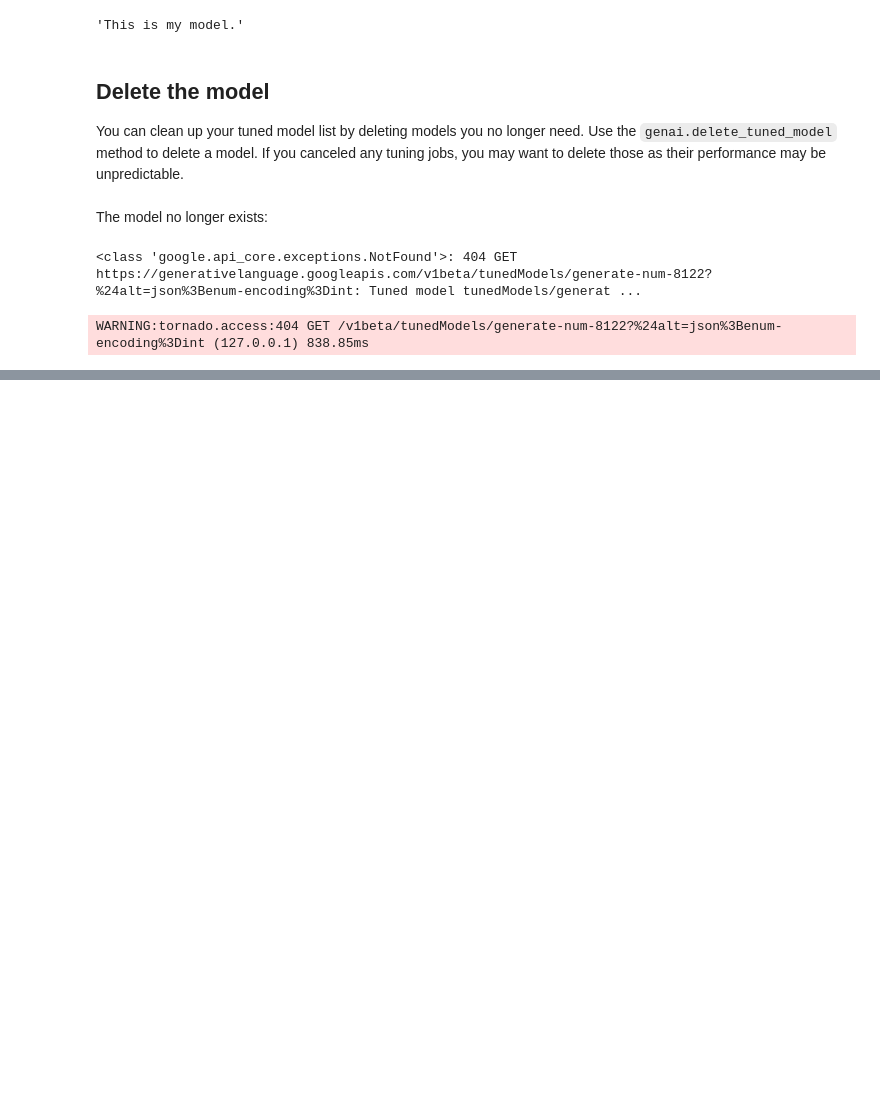
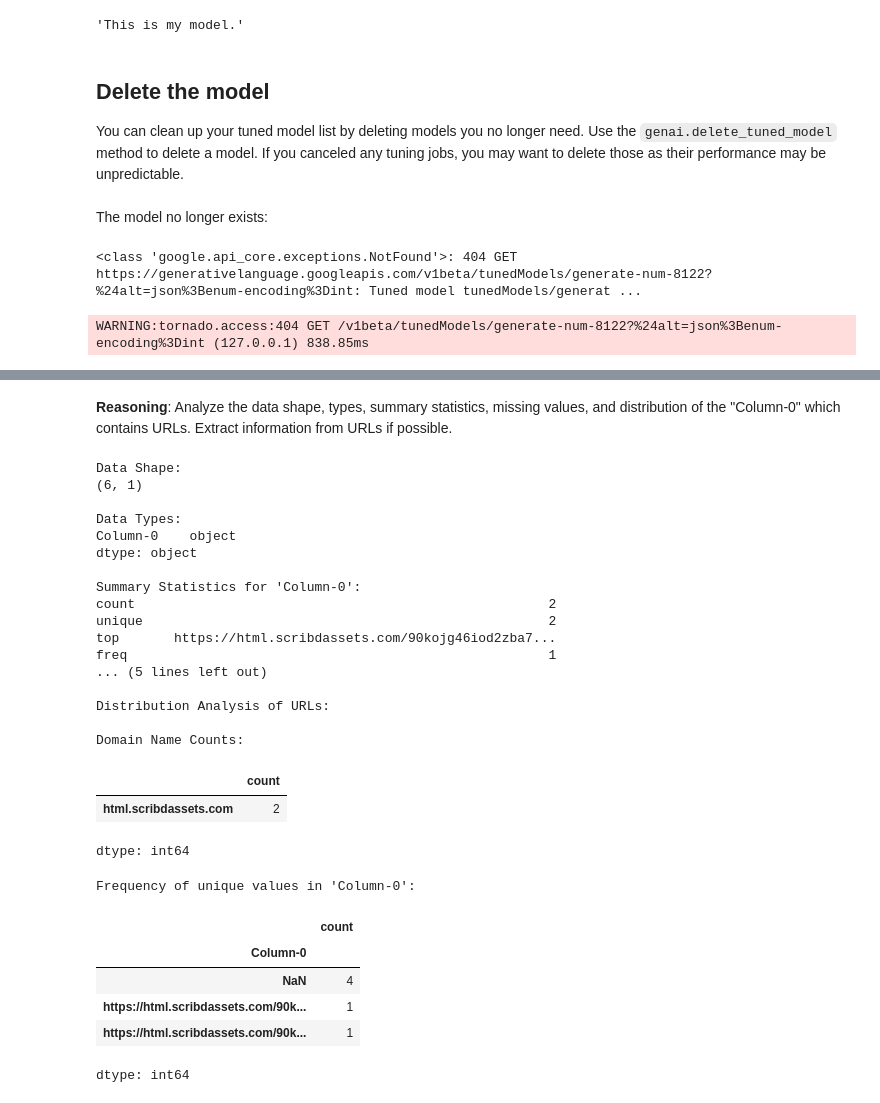
Before and after one commit to gitgabe2000/Awfull, a Jupyter notebook: site/en/gemini-api/docs/model-tuning/python.ipynb, the cells around one changed output, grey strips where cells are left out. Saved outputs shown, nothing was run; the diff lists cells and outputs as text; code cells hidden in the pictures; blank space fills up the shorter version.

```diff
--- a/site/en/gemini-api/docs/model-tuning/python.ipynb
+++ b/site/en/gemini-api/docs/model-tuning/python.ipynb
@@ -271,0 +318,72 @@ WARNING:tornado.access:404 GET /v1beta/tunedModels/generate-num-8122?%24alt=json
+# %% [markdown]
+**Reasoning**:
+Analyze the data shape, types, summary statistics, missing values, and distribution of the "Column-0" which contains URLs.  Extract information from URLs if possible.
+# %%
+import pandas as pd
+import numpy as np
+
+# 1. Data Shape and Types
+print("Data Shape:")
+print(df_databar.shape)
+print("\nData Types:")
+print(df_databar.dtypes)
+
+# 2. Summary Statistics
+print("\nSummary Statistics for 'Column-0':")
+print(df_databar['Column-0'].describe())
+
+# Check for numerical columns (unlikely in this case)
+numerical_cols = df_databar.select_dtypes(include=np.number).columns
+if len(numerical_cols) > 0:
+    print("\nSummary Statistics for Numerical Columns:")
+    display(df_databar[numerical_cols].describe())
+
+# 3. Missing Values
+print("\nMissing Values:")
+print(df_databar.isnull().sum())
+
+# 4. Distribution Analysis of URLs
+print("\nDistribution Analysis of URLs:")
+valid_urls = df_databar['Column-0'].dropna()
+
+# Attempt to extract domain names
+try:
+    from urllib.parse import urlparse
+    domains = [urlparse(url).netloc for url in valid_urls]
+    domain_counts = pd.Series(domains).value_counts()
+    print("\nDomain Name Counts:")
+    display(domain_counts.head(10)) # Show top 10 domains
+except Exception as e:
+    print(f"Error parsing URLs: {e}")
+
+
+print("\nFrequency of unique values in 'Column-0':")
+display(df_databar['Column-0'].value_counts(dropna=False).head(10))
+# %% [output]
+Data Shape:
+(6, 1)
+
+Data Types:
+Column-0    object
+dtype: object
+
+Summary Statistics for 'Column-0':
+count                                                     2
+unique                                                    2
+top       https://html.scribdassets.com/90kojg46iod2zba7...
+freq                                                      1
+... (5 lines left out)
+
+Distribution Analysis of URLs:
+
+Domain Name Counts:
+|  | count |
+| html.scribdassets.com | 2 |
+dtype: int64
+Frequency of unique values in 'Column-0':
+|  | count |
+| Column-0 |  |
+| NaN | 4 |
+| https://html.scribdassets.com/90k... | 1 |
+| https://html.scribdassets.com/90k... | 1 |
+dtype: int64
```
Also changed, not shown: parts of 19 cells of this notebook.
